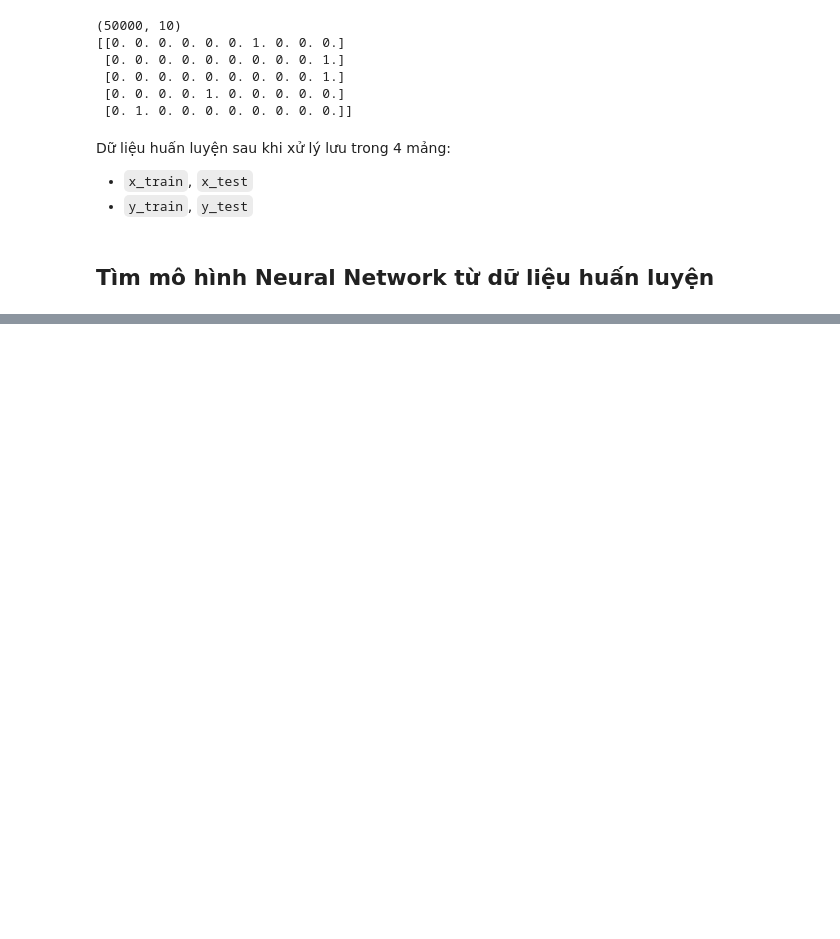
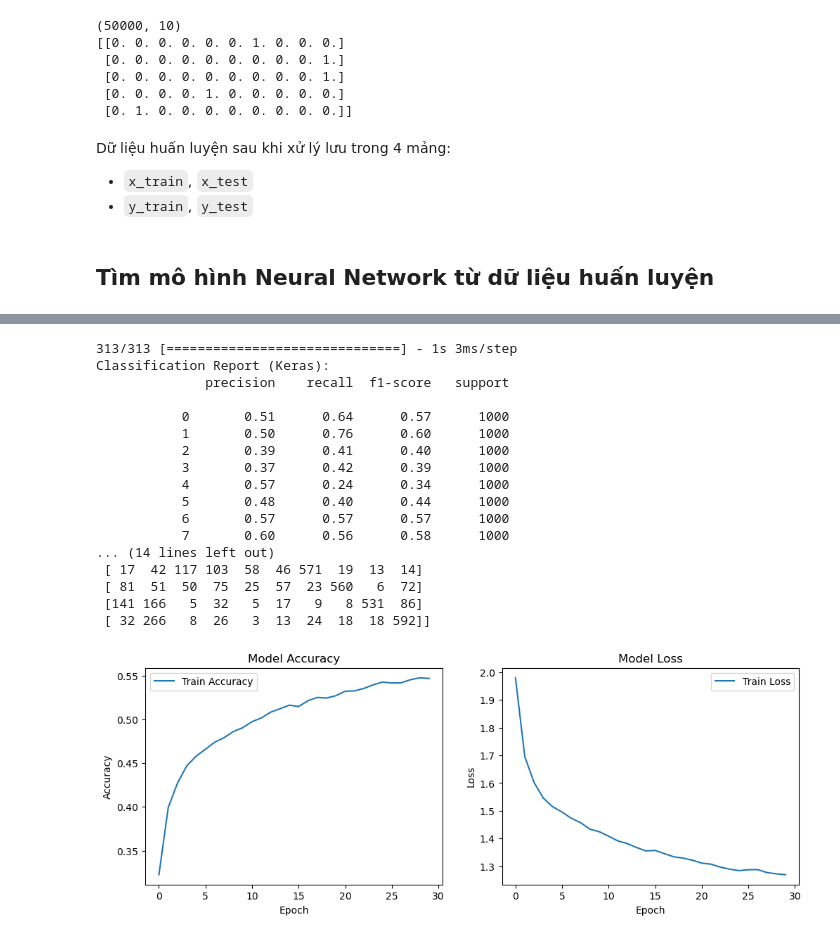
Before and after one commit to thienbanho/ML_CourseProject, a Jupyter notebook: 22127417_22127397.ipynb, the cells around one changed output, grey strips where cells are left out. Saved outputs shown, nothing was run; the diff lists cells and outputs as text; code cells hidden in the pictures; blank space fills up the shorter version.

```diff
--- a/22127417_22127397.ipynb
+++ b/22127417_22127397.ipynb
@@ -155,0 +551,52 @@ Dữ liệu huấn luyện sau khi xử lý lưu trong 4 mảng:
+# %%
+# Predict test set
+pred_y_keras = keras_model.predict(x_test)
+pred_y_labels = np.argmax(pred_y_keras, axis=1)
+
+# Classification report
+print("Classification Report (Keras):")
+print(classification_report(y_test_Flatten, pred_y_labels))
+
+# Confusion matrix
+print("Confusion Matrix (Keras):")
+print(confusion_matrix(y_test_Flatten, pred_y_labels))
+
+# Plot training history
+plt.figure(figsize=(12, 4))
+
+# Accuracy plot
+plt.subplot(1, 2, 1)
+plt.plot(history.history['accuracy'], label='Train Accuracy')
+plt.title('Model Accuracy')
+plt.xlabel('Epoch')
+plt.ylabel('Accuracy')
+plt.legend()
+
+# Loss plot
+plt.subplot(1, 2, 2)
+plt.plot(history.history['loss'], label='Train Loss')
+plt.title('Model Loss')
+plt.xlabel('Epoch')
+plt.ylabel('Loss')
+plt.legend()
+
+plt.show()
+# %% [output]
+313/313 [==============================] - 1s 3ms/step
+Classification Report (Keras):
+              precision    recall  f1-score   support
+
+           0       0.51      0.64      0.57      1000
+           1       0.50      0.76      0.60      1000
+           2       0.39      0.41      0.40      1000
+           3       0.37      0.42      0.39      1000
+           4       0.57      0.24      0.34      1000
+           5       0.48      0.40      0.44      1000
+           6       0.57      0.57      0.57      1000
+           7       0.60      0.56      0.58      1000
+... (14 lines left out)
+ [ 17  42 117 103  58  46 571  19  13  14]
+ [ 81  51  50  75  25  57  23 560   6  72]
+ [141 166   5  32   5  17   9   8 531  86]
+ [ 32 266   8  26   3  13  24  18  18 592]]
+[figure, added]
```
Also changed, not shown: parts of 21 cells of this notebook.
